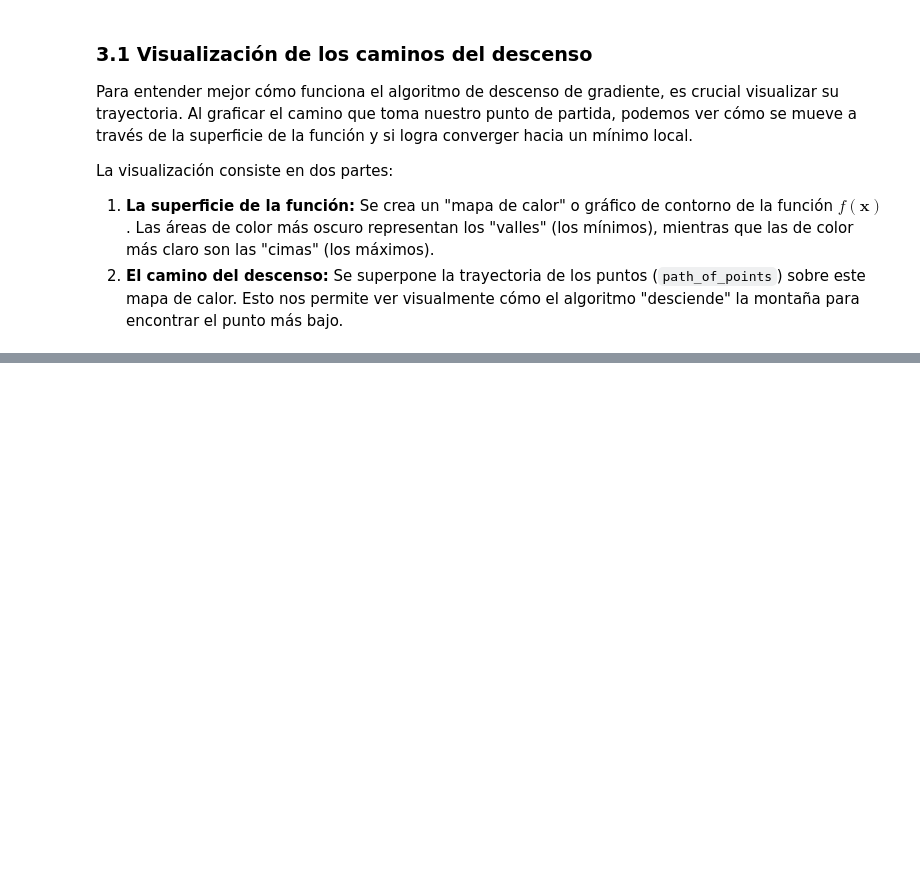
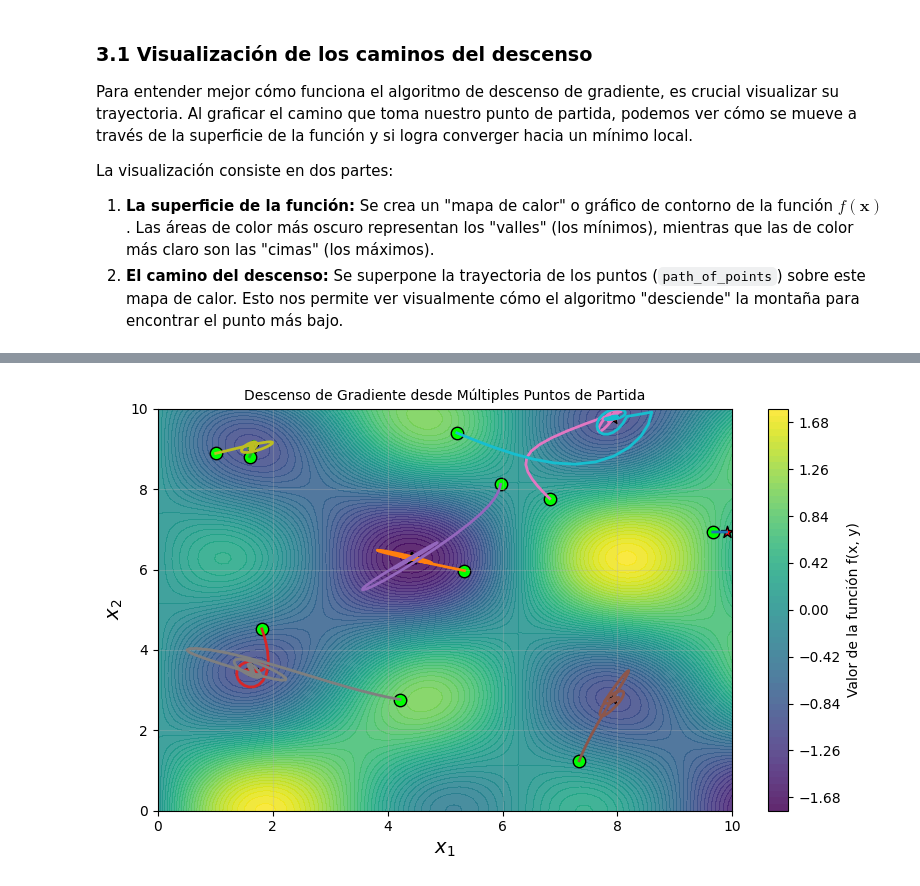
Before and after one commit to kidnixt/alices_wonderland_dl, a Jupyter notebook: 2_mathematical_preliminaries/exercises.ipynb, the cells around one changed output, grey strips where cells are left out. Saved outputs shown, nothing was run; the diff lists cells and outputs as text; code cells hidden in the pictures; blank space fills up the shorter version.

```diff
--- a/2_mathematical_preliminaries/exercises.ipynb
+++ b/2_mathematical_preliminaries/exercises.ipynb
@@ -187,0 +258,15 @@ plot_paths(all_paths, f)
+# %%
+n_paths = 10
+start_points = 10 * torch.rand(n_paths, 2, requires_grad=True)
+momentum = 0.9
+
+all_paths = []
+
+for start_point in start_points:
+# `unsqueeze(0)` es necesario para que el tensor tenga la forma (1, 2)
+    path, grad_norms = gradient_descent_with_momentum(start_point.unsqueeze(0), learning_rate, n_iterations, momentum)
+    all_paths.append(path)
+# %%
+plot_paths(all_paths, f, show_legend=False)
+# %% [output]
+[figure, added]
```
Also changed, not shown: parts of 11 cells of this notebook.
